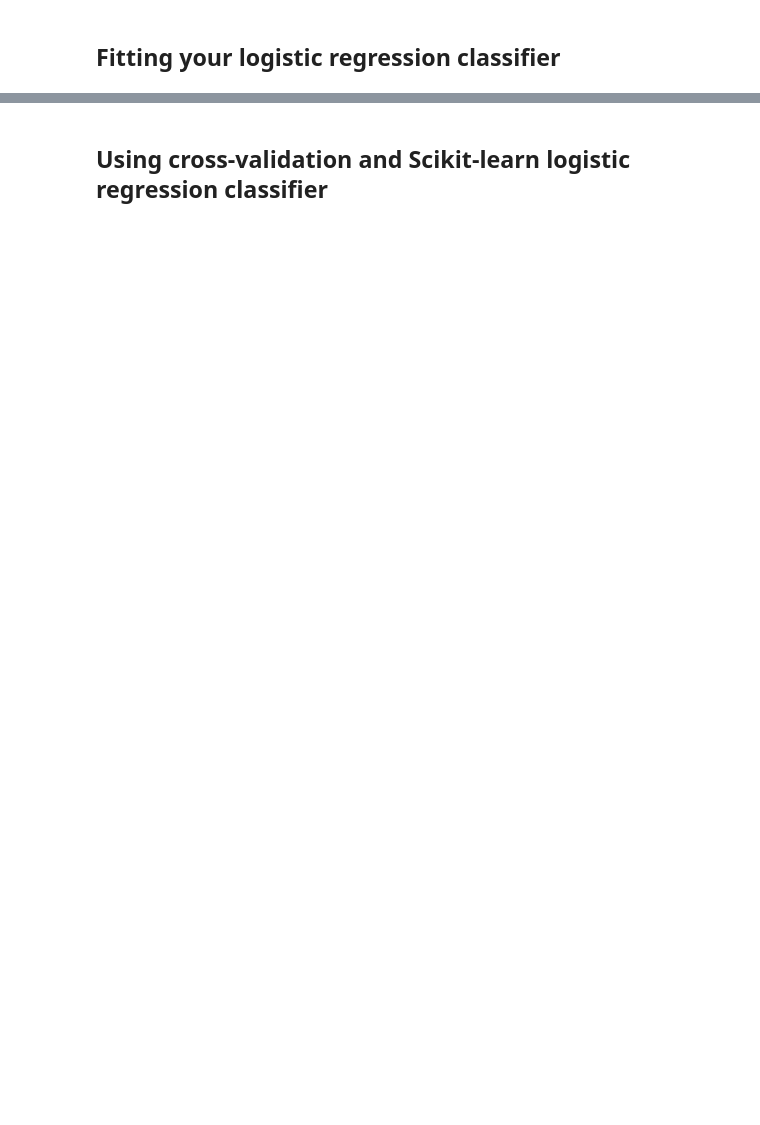
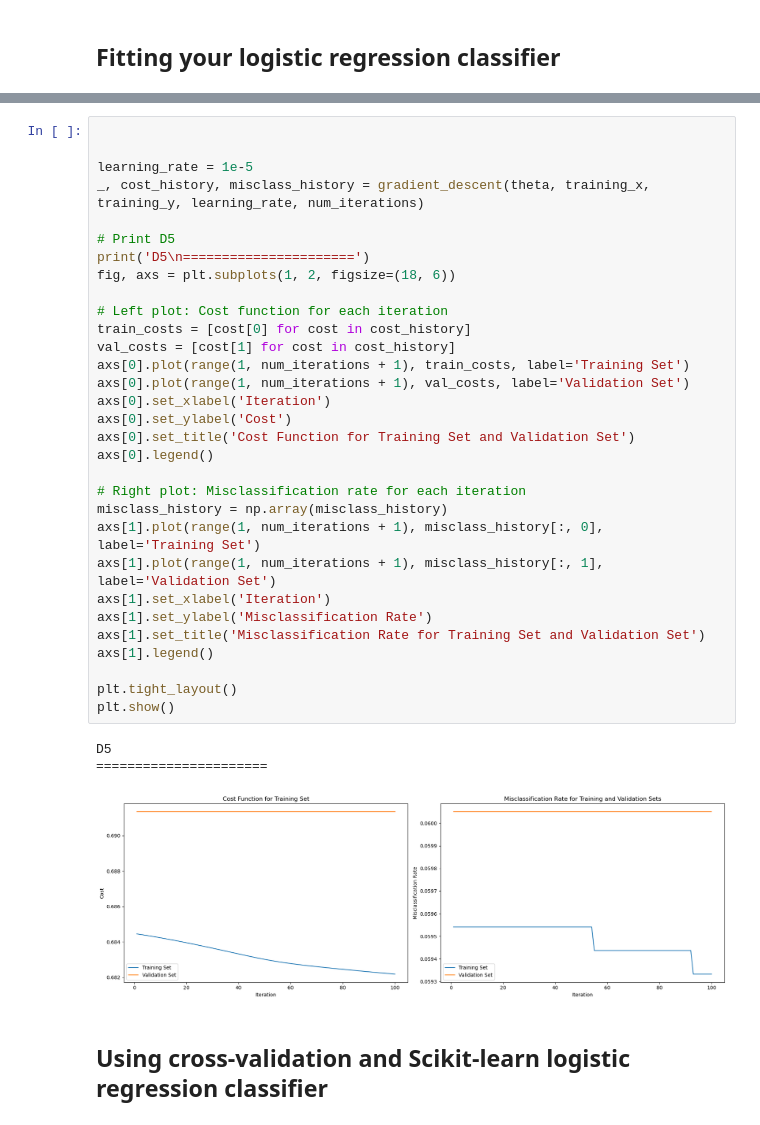
Before and after one commit to LisonLau/CITS5508-Assignments, a Jupyter notebook: Assignment 1 (15%)/assig1_23123849.ipynb, the cells around one changed output, grey strips where cells are left out. Drawn from its saved outputs; the diff is of its cells as text; blank space fills up the shorter version.

```diff
--- a/Assignment 1 (15%)/assig1_23123849.ipynb
+++ b/Assignment 1 (15%)/assig1_23123849.ipynb
@@ -135,2 +207,37 @@ ValueError: shapes (9590,785) and (784,1) not aligned: 785 (dim 1) != 784 (dim 0
+# %%
+
+
+learning_rate = 1e-5
+_, cost_history, misclass_history = gradient_descent(theta, training_x, training_y, learning_rate, num_iterations)
+
+# Print D5
+print('D5\n======================')
+fig, axs = plt.subplots(1, 2, figsize=(18, 6))
+
+# Left plot: Cost function for each iteration
+train_costs = [cost[0] for cost in cost_history]
+val_costs = [cost[1] for cost in cost_history]
+axs[0].plot(range(1, num_iterations + 1), train_costs, label='Training Set')
+axs[0].plot(range(1, num_iterations + 1), val_costs, label='Validation Set')
+axs[0].set_xlabel('Iteration')
+axs[0].set_ylabel('Cost')
+axs[0].set_title('Cost Function for Training Set and Validation Set')
+axs[0].legend()
+
+# Right plot: Misclassification rate for each iteration
+misclass_history = np.array(misclass_history)
+axs[1].plot(range(1, num_iterations + 1), misclass_history[:, 0], label='Training Set')
+axs[1].plot(range(1, num_iterations + 1), misclass_history[:, 1], label='Validation Set')
+axs[1].set_xlabel('Iteration')
+axs[1].set_ylabel('Misclassification Rate')
+axs[1].set_title('Misclassification Rate for Training Set and Validation Set')
+axs[1].legend()
+
+plt.tight_layout()
+plt.show()
+# %% [output]
+D5
+======================
+[figure, added]
 # %% [markdown]
 ## Using cross-validation and Scikit-learn logistic regression classifier
```
Also changed, not shown: parts of 8 cells of this notebook.
